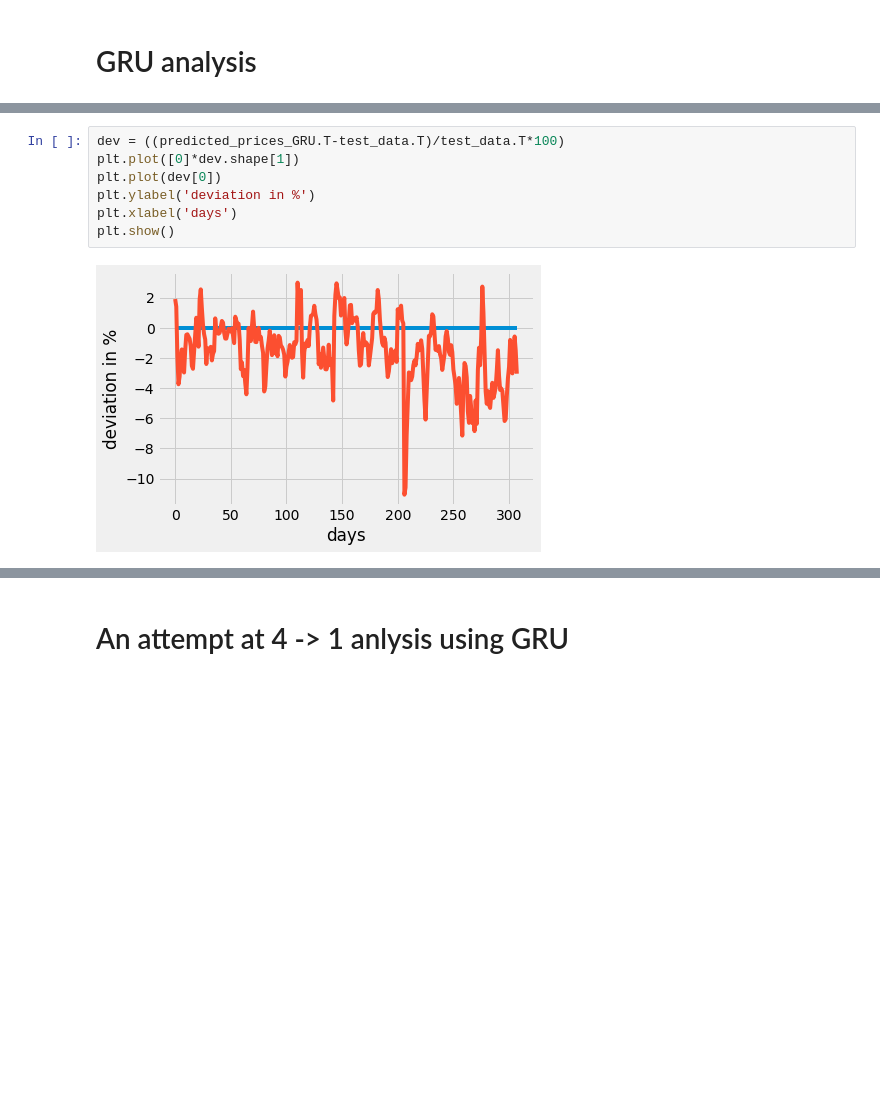
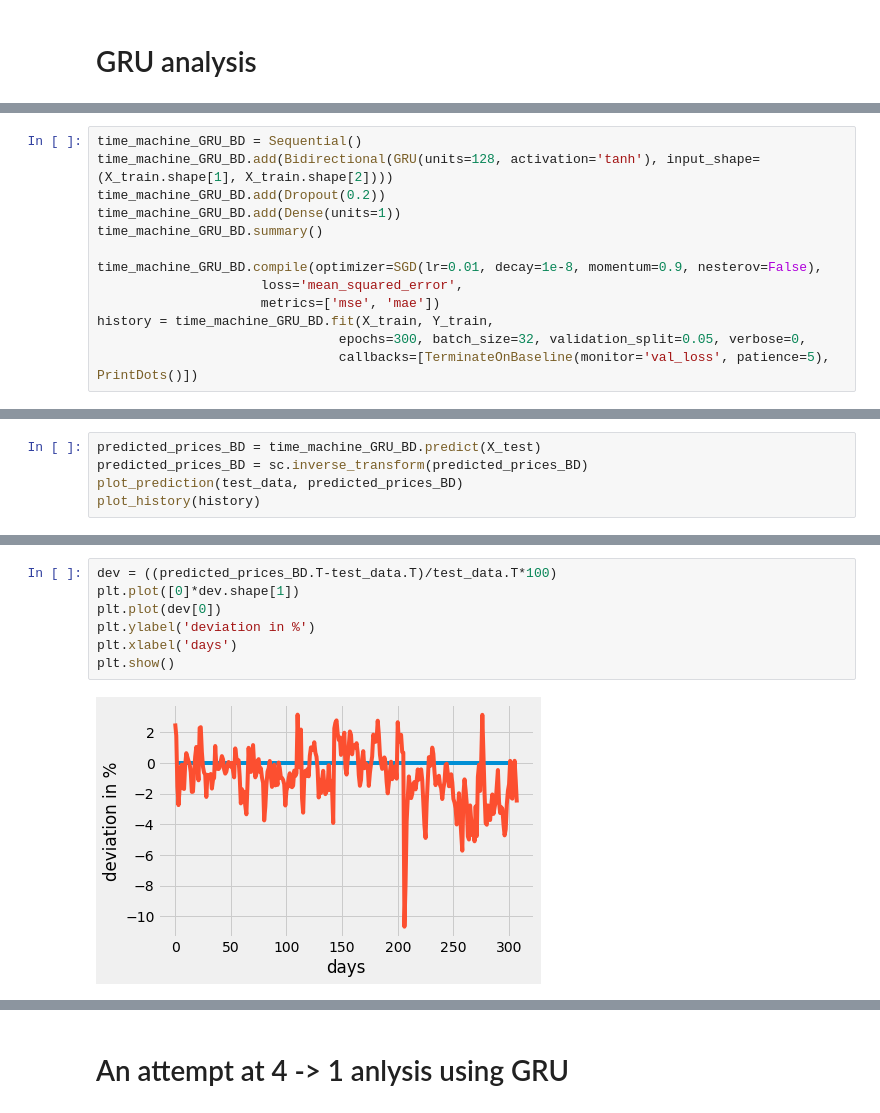
Before and after one commit to talismanbrandi/AI-ML-Tools, a Jupyter notebook: TimeSeries/Amazon-LSTM-RNN.ipynb, the cells around one changed output, grey strips where cells are left out. Cells and saved outputs as stored; diff of their text form; blank space fills up the shorter version.

```diff
--- a/TimeSeries/Amazon-LSTM-RNN.ipynb
+++ b/TimeSeries/Amazon-LSTM-RNN.ipynb
@@ -276,0 +310,13 @@ Forecasting Mean Absolute Error: 1.08%
+# %%
+time_machine_GRU_BD = Sequential()
+time_machine_GRU_BD.add(Bidirectional(GRU(units=128, activation='tanh'), input_shape=(X_train.shape[1], X_train.shape[2])))
+time_machine_GRU_BD.add(Dropout(0.2))
+time_machine_GRU_BD.add(Dense(units=1))
+time_machine_GRU_BD.summary()
+
+time_machine_GRU_BD.compile(optimizer=SGD(lr=0.01, decay=1e-8, momentum=0.9, nesterov=False),
+                     loss='mean_squared_error',
+                     metrics=['mse', 'mae'])
+history = time_machine_GRU_BD.fit(X_train, Y_train,
+                               epochs=300, batch_size=32, validation_split=0.05, verbose=0,
+                               callbacks=[TerminateOnBaseline(monitor='val_loss', patience=5), PrintDots()])
@@ -276,0 +341,5 @@ Forecasting Mean Absolute Error: 1.08%
+# %%
+predicted_prices_BD = time_machine_GRU_BD.predict(X_test)
+predicted_prices_BD = sc.inverse_transform(predicted_prices_BD)
+plot_prediction(test_data, predicted_prices_BD)
+plot_history(history)
@@ -277,10 +350,10 @@ Forecasting Mean Absolute Error: 1.08%
 # %%
-dev = ((predicted_prices_GRU.T-test_data.T)/test_data.T*100)
+dev = ((predicted_prices_BD.T-test_data.T)/test_data.T*100)
 plt.plot([0]*dev.shape[1])
 plt.plot(dev[0])
 plt.ylabel('deviation in %')
 plt.xlabel('days')
 plt.show()
 # %% [output]
-[figure, old version]
+[figure, new version]
 # %%
```
Also changed, not shown: parts of 19 cells of this notebook, 8 other files.
